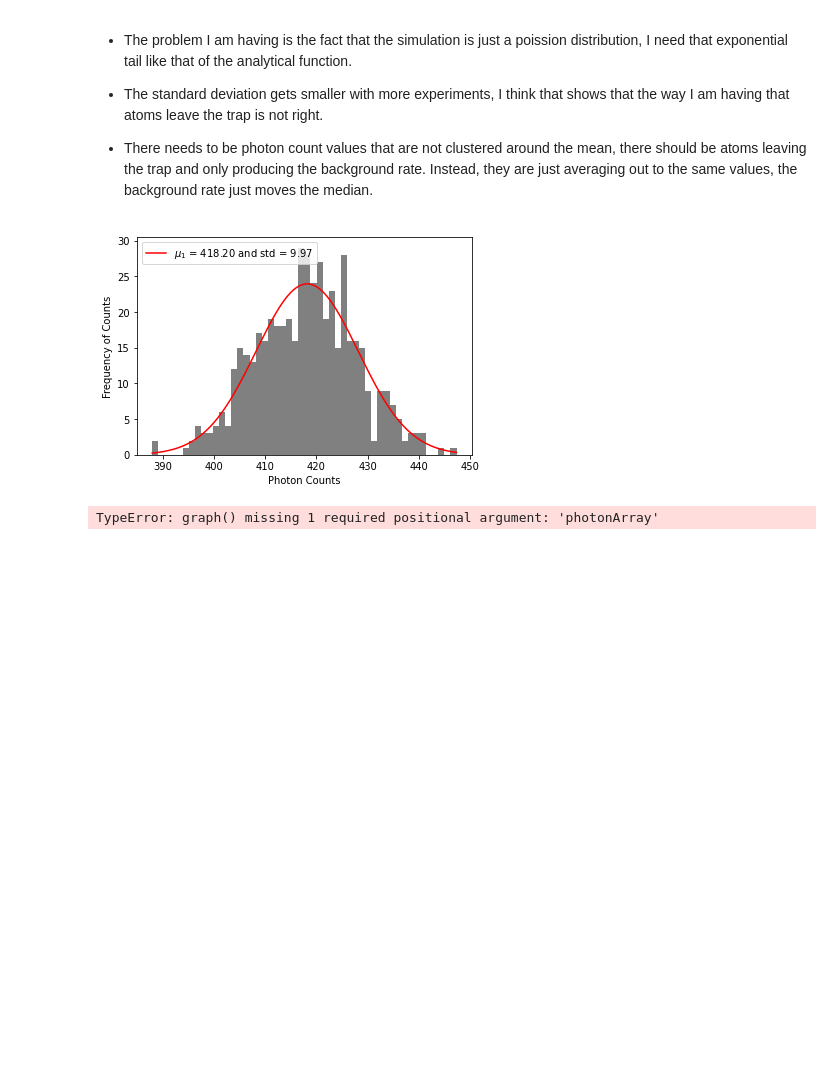
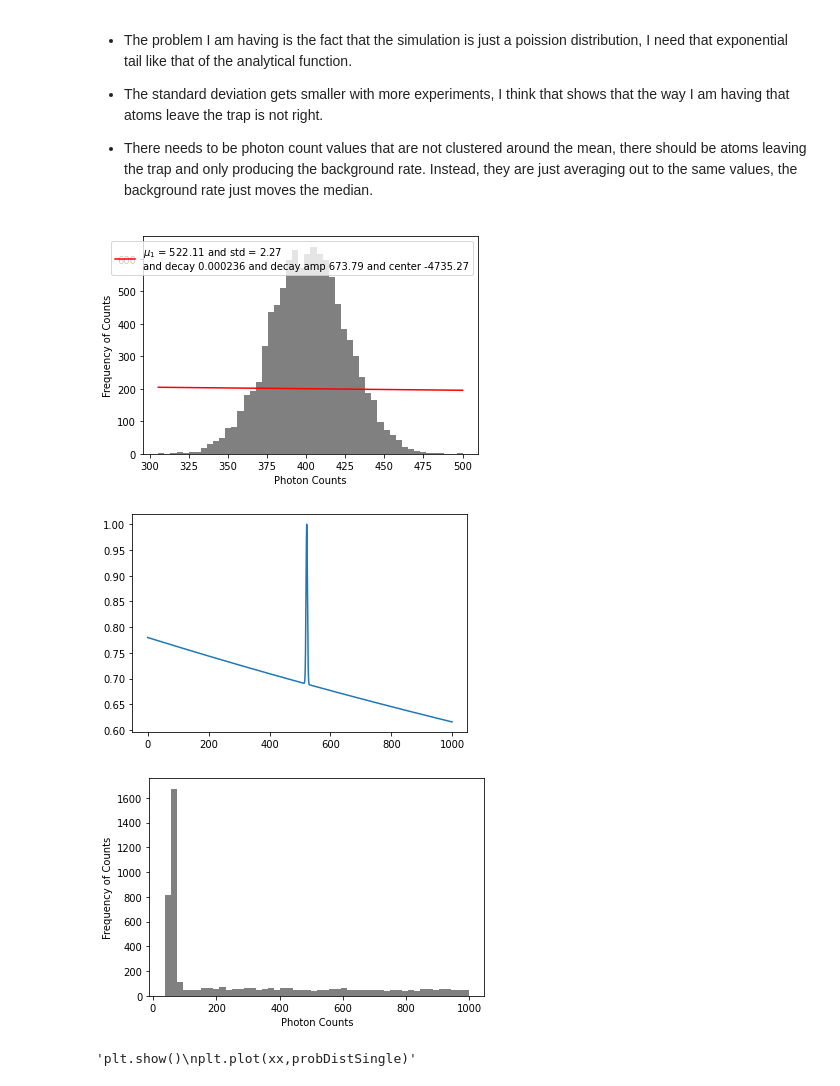
Before and after one commit to bpnordin/PhotonCount, a Jupyter notebook: Test.ipynb, the cells around one changed output. Drawn from its saved outputs; the diff is of its cells as text; code cells hidden in the pictures; blank space fills up the shorter version.

Commit message:
trying to get a system for the atom to leave

```diff
--- a/Test.ipynb
+++ b/Test.ipynb
@@ -18,7 +21,7 @@ rateSingleAtom = 145000*0+10*10**3  #Hz
 rateBackground = 10000*0+1*10**3  #Hz
 lifetimeOfTrap =  0*10000+60*10**-3  #s
 #up to this many photons
-countEnd = 900
+countEnd = 1000
 xx = np.arange(countEnd)
 #the background is just a poisson distribution
 probDistBack = poisson.pmf(xx,recordTime*rateBackground)
@@ -98,11 +99,17 @@ def simulateAtomLoss(recordTime,trapLifetime,xx,probDistSingle,probDistBack,tota
 # %%
-test = poisson.pmf(xx,(rateSingleAtom)*recordTime)
-probDistSimulated = simulateAtomLoss(recordTime,lifetimeOfTrap,xx,test,probDistBack)
-fitValues = graph(probDistSimulated,xx,p0 = [30,420,2],double = False)
+importlib.reload(functions)
+
+fitValues = functions.graph(probDistSimulated,xx,p0 = [500,580,2,.01,.01,-1699],double = False,decay=True)
+plt.plot(xx,fitValues/max(fitValues))
+plt.show()
+fitValues = convolve(probDistBack,fitValues/max(fitValues))
+
 h = getHistogram(probDistBack,fitValues,xx)
-graph(h,fit = False)
+graph(h,xx,fit = False)
 """plt.show()
 plt.plot(xx,probDistSingle)"""
 # %% [output]
-[figure, old version]
+[figure, new version]
+[figure, added]
+[figure, added]
-TypeError: graph() missing 1 required positional argument: 'photonArray'
+'plt.show()\nplt.plot(xx,probDistSingle)'
```
Also changed, not shown: parts of 6 cells of this notebook, 3 other files.
